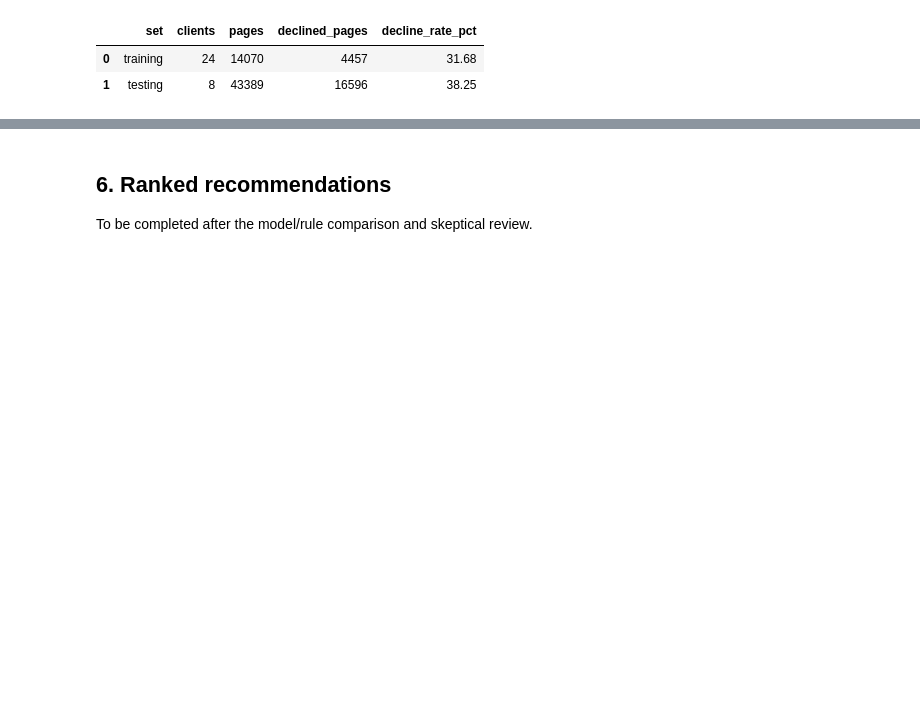
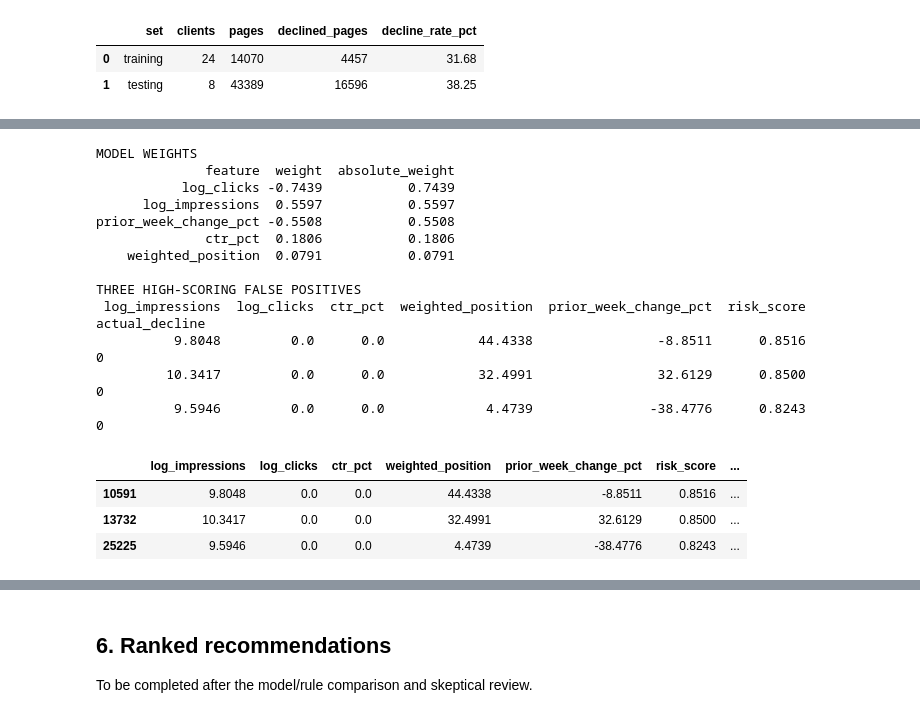
Before and after one commit to MTahaR-dev/flyrank-ml-internship, a Jupyter notebook: work/notebooks/capstone.ipynb, the cells around one changed output, grey strips where cells are left out. Cells and saved outputs as stored; diff of their text form; code cells hidden in the pictures; blank space fills up the shorter version.

Commit message:
Add capstone model validation and baseline comparison

```diff
--- a/work/notebooks/capstone.ipynb
+++ b/work/notebooks/capstone.ipynb
@@ -421,0 +664,56 @@ To be completed after model training and evaluation.
+# %%
+# Model weights apply to standardized features.
+weights = pd.DataFrame({
+    "feature": X.columns,
+    "weight": model.named_steps["classifier"].coef_[0],
+})
+weights["absolute_weight"] = weights["weight"].abs()
+
+print("\nMODEL WEIGHTS")
+print(
+    weights.sort_values("absolute_weight", ascending=False)
+    .round(4)
+    .to_string(index=False)
+)
+
+# Find false positives within the model's top-20 recommendations.
+model_top20 = (
+    eligible_test.sort_values(
+        ["client_hash_id", "model_score", "content_hash_id"],
+        ascending=[True, False, True],
+    )
+    .groupby("client_hash_id")
+    .head(20)
+)
+
+wrong_picks = (
+    model_top20.loc[model_top20["actual_decline"].eq(0)]
+    .nlargest(3, "model_score")
+)
+
+error_examples = X_test.loc[wrong_picks.index].copy()
+error_examples["risk_score"] = wrong_picks["model_score"]
+error_examples["actual_decline"] = wrong_picks["actual_decline"]
+
+print("\nTHREE HIGH-SCORING FALSE POSITIVES")
+print(error_examples.round(4).to_string(index=False))
+
+error_examples.round(4)
+# %% [output]
+MODEL WEIGHTS
+              feature  weight  absolute_weight
+           log_clicks -0.7439           0.7439
+      log_impressions  0.5597           0.5597
+prior_week_change_pct -0.5508           0.5508
+              ctr_pct  0.1806           0.1806
+    weighted_position  0.0791           0.0791
+
+THREE HIGH-SCORING FALSE POSITIVES
+ log_impressions  log_clicks  ctr_pct  weighted_position  prior_week_change_pct  risk_score  actual_decline
+          9.8048         0.0      0.0            44.4338                -8.8511      0.8516               0
+         10.3417         0.0      0.0            32.4991                32.6129      0.8500               0
+          9.5946         0.0      0.0             4.4739               -38.4776      0.8243               0
+|  | log_impressions | log_clicks | ctr_pct | weighted_position | prior_week_change_pct | risk_score | ... |
+| 10591 | 9.8048 | 0.0 | 0.0 | 44.4338 | -8.8511 | 0.8516 | ... |
+| 13732 | 10.3417 | 0.0 | 0.0 | 32.4991 | 32.6129 | 0.8500 | ... |
+| 25225 | 9.5946 | 0.0 | 0.0 | 4.4739 | -38.4776 | 0.8243 | ... |
```
Also changed, not shown: parts of 15 cells of this notebook, 3 other files.
